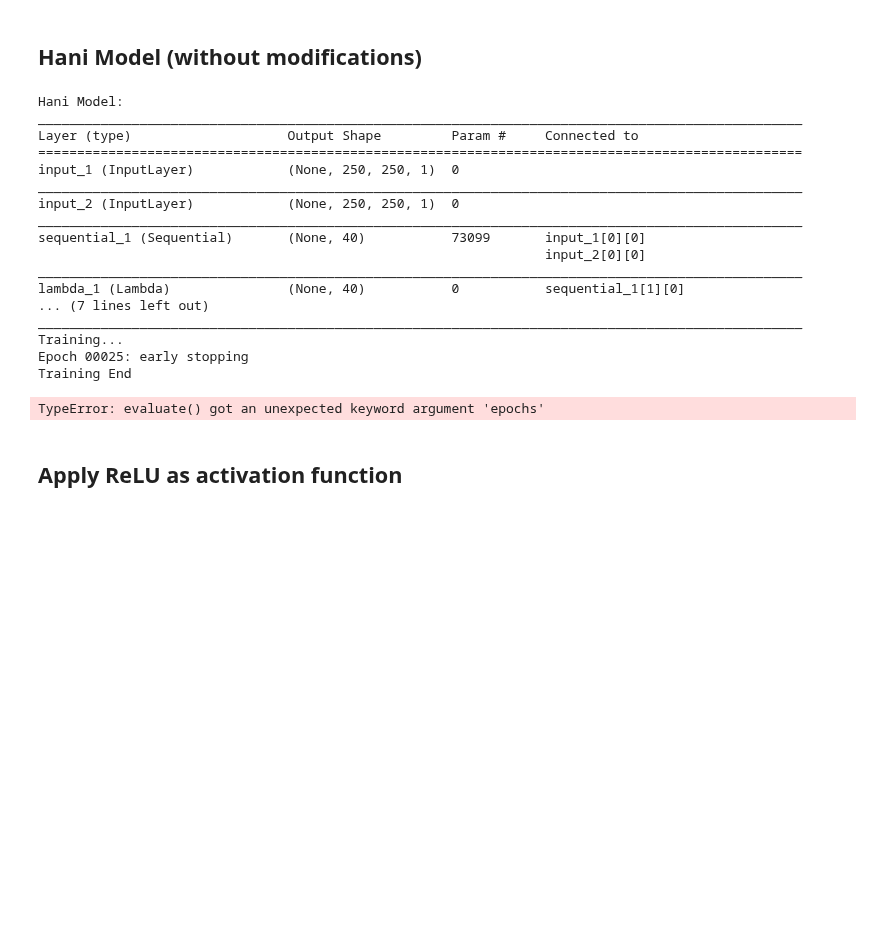
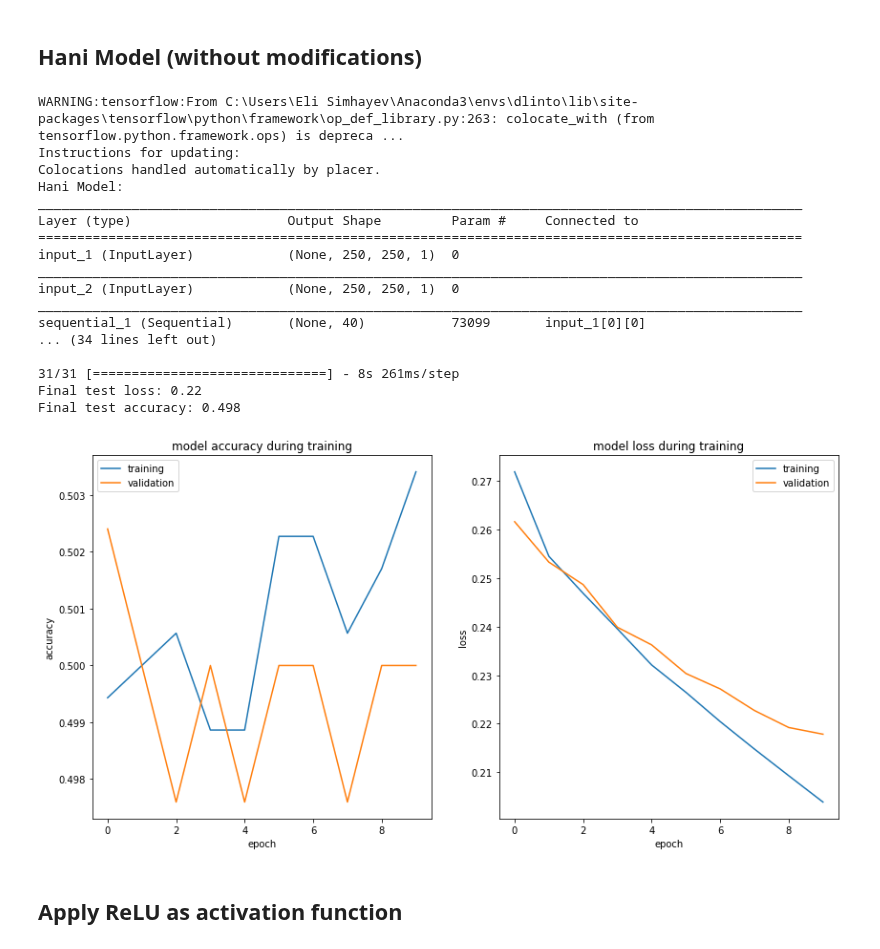
Before and after one commit to elisim/Deep-Learning-Intro, a Jupyter notebook: assignment2/Hani-Model.ipynb, the cells around one changed output. Saved outputs shown, nothing was run; the diff lists cells and outputs as text; code cells hidden in the pictures; blank space fills up the shorter version.

```diff
--- a/assignment2/Hani-Model.ipynb
+++ b/assignment2/Hani-Model.ipynb
@@ -32,31 +32,31 @@ Data already exist
 # %%
 s_net = Siamese()
 s_net.build('hani')
 print("Hani Model:")
 s_net.model.summary()
 
-history = try_train(s_net)
+history = try_train(s_net, epochs=10, verbose=1)
 if history:
     s_net.evaluate(history, same_test_paths, diff_test_paths)
 # %% [output]
+WARNING:tensorflow:From C:\Users\Eli Simhayev\Anaconda3\envs\dlinto\lib\site-packages\tensorflow\python\framework\op_def_library.py:263: colocate_with (from tensorflow.python.framework.ops) is depreca ...
+Instructions for updating:
+Colocations handled automatically by placer.
 Hani Model:
 __________________________________________________________________________________________________
 Layer (type)                    Output Shape         Param #     Connected to
 ==================================================================================================
 input_1 (InputLayer)            (None, 250, 250, 1)  0
 __________________________________________________________________________________________________
 input_2 (InputLayer)            (None, 250, 250, 1)  0
 __________________________________________________________________________________________________
 sequential_1 (Sequential)       (None, 40)           73099       input_1[0][0]
-                                                                 input_2[0][0]
-__________________________________________________________________________________________________
-lambda_1 (Lambda)               (None, 40)           0           sequential_1[1][0]
-... (7 lines left out)
-__________________________________________________________________________________________________
-Training...
-Epoch 00025: early stopping
-Training End
+... (34 lines left out)
+
+31/31 [==============================] - 8s 261ms/step
+Final test loss: 0.22
+Final test accuracy: 0.498
-TypeError: evaluate() got an unexpected keyword argument 'epochs'
+[figure, added]
 # %% [markdown]
 ## Apply ReLU as activation function
 # %%
```
Also changed, not shown: parts of 1 cell of this notebook, 2 other files.
